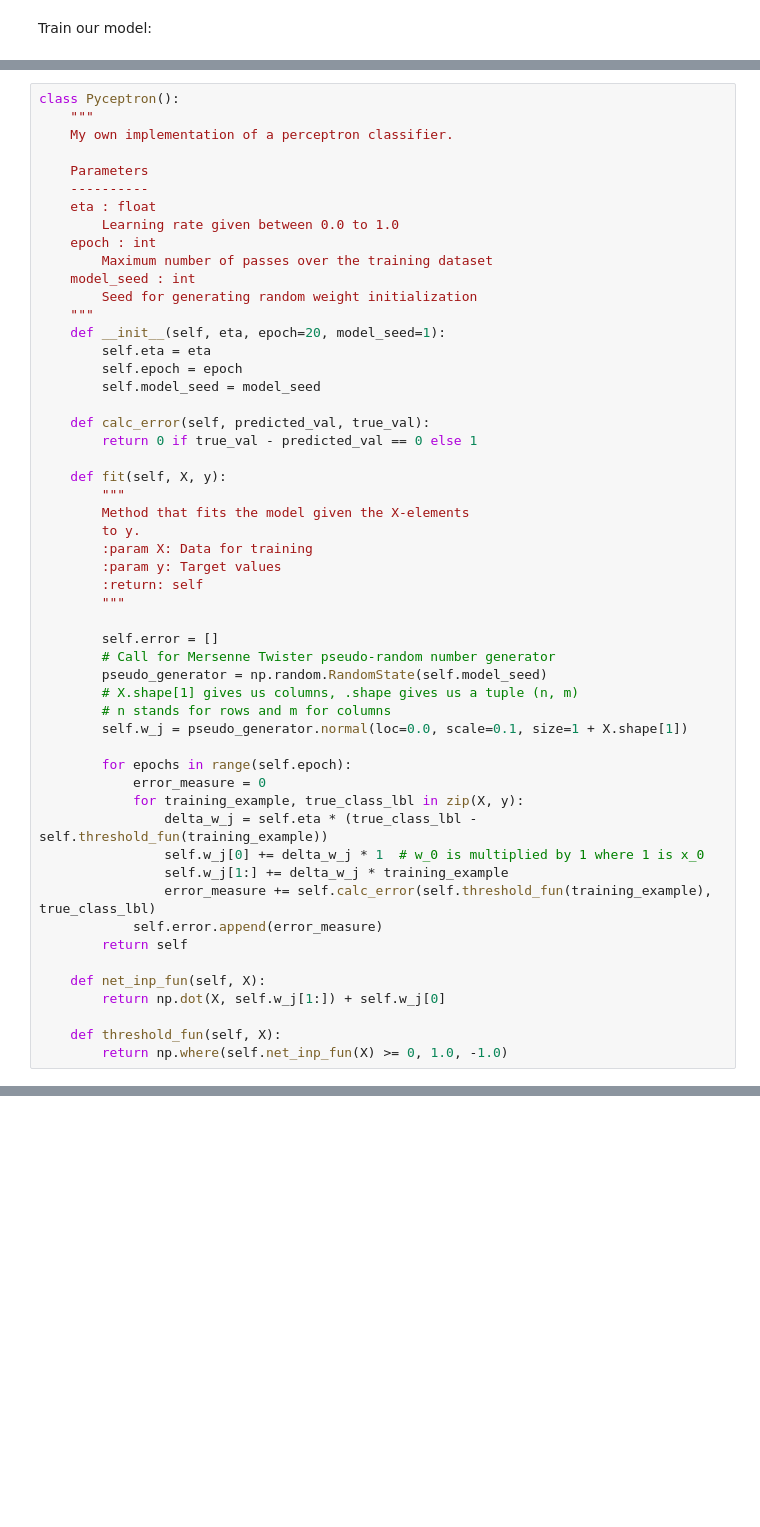
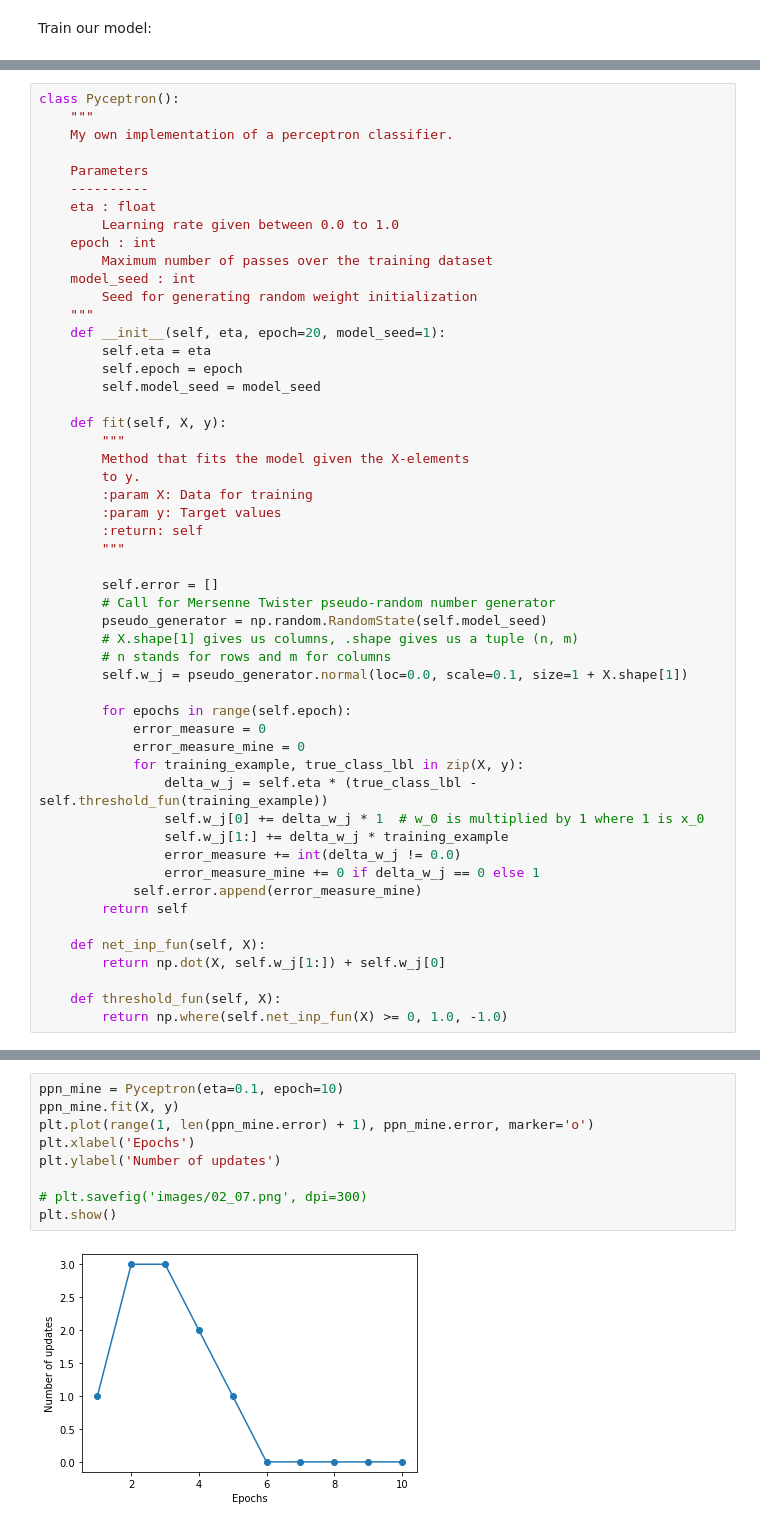
Before and after one commit to kjura/BS-thesis, a Jupyter notebook: rashka_chp2/ch02.ipynb, the cells around one changed output, grey strips where cells are left out. Drawn from its saved outputs; the diff is of its cells as text; blank space fills up the shorter version.

```diff
--- a/rashka_chp2/ch02.ipynb
+++ b/rashka_chp2/ch02.ipynb
@@ -180,9 +240,6 @@ class Pyceptron():
         self.epoch = epoch
         self.model_seed = model_seed
 
-    def calc_error(self, predicted_val, true_val):
-        return 0 if true_val - predicted_val == 0 else 1
-
     def fit(self, X, y):
         """
         Method that fits the model given the X-elements
@@ -201,12 +258,14 @@ class Pyceptron():
 
         for epochs in range(self.epoch):
             error_measure = 0
+            error_measure_mine = 0
             for training_example, true_class_lbl in zip(X, y):
                 delta_w_j = self.eta * (true_class_lbl - self.threshold_fun(training_example))
                 self.w_j[0] += delta_w_j * 1  # w_0 is multiplied by 1 where 1 is x_0
                 self.w_j[1:] += delta_w_j * training_example
-                error_measure += self.calc_error(self.threshold_fun(training_example), true_class_lbl)
-            self.error.append(error_measure)
+                error_measure += int(delta_w_j != 0.0)
+                error_measure_mine += 0 if delta_w_j == 0 else 1
+            self.error.append(error_measure_mine)
         return self
 
     def net_inp_fun(self, X):
@@ -229,0 +288,11 @@ plt.show()
+# %%
+ppn_mine = Pyceptron(eta=0.1, epoch=10)
+ppn_mine.fit(X, y)
+plt.plot(range(1, len(ppn_mine.error) + 1), ppn_mine.error, marker='o')
+plt.xlabel('Epochs')
+plt.ylabel('Number of updates')
+
+# plt.savefig('images/02_07.png', dpi=300)
+plt.show()
+# %% [output]
+[figure, added]
```
Also changed, not shown: parts of 6 cells of this notebook, 3 other files.
